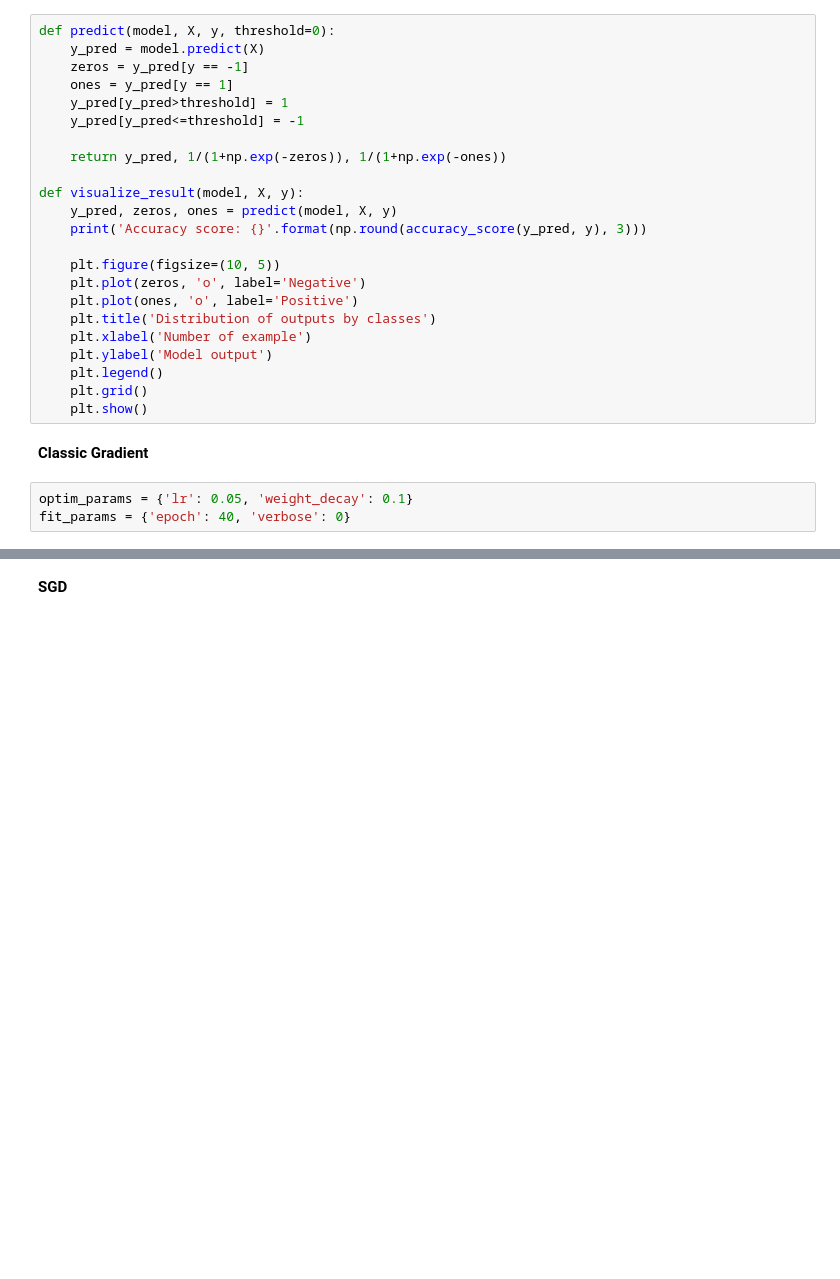
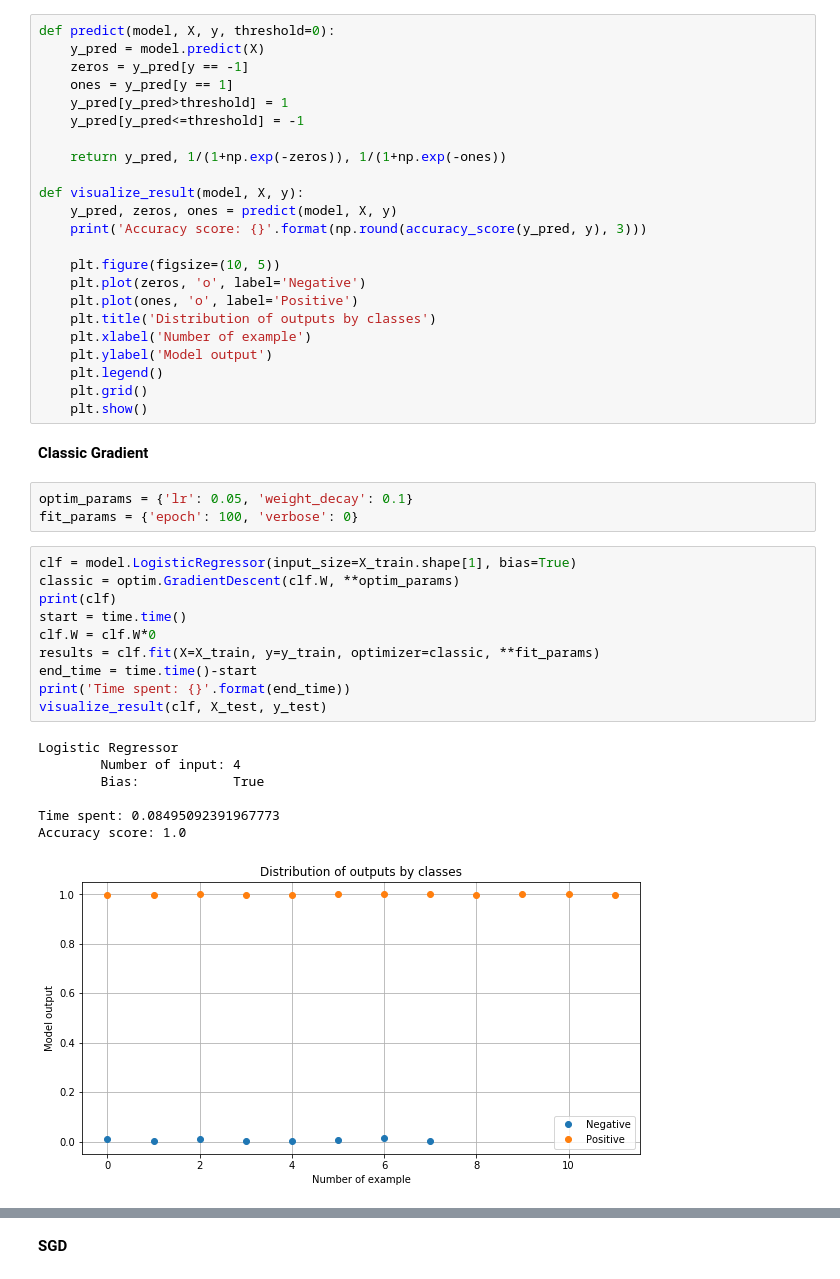
Before and after one commit to f-grimaldi/optimization, a Jupyter notebook: IRIS.ipynb, the cells around one changed output, grey strips where cells are left out. Cells and saved outputs as stored; diff of their text form; blank space fills up the shorter version.

```diff
--- a/IRIS.ipynb
+++ b/IRIS.ipynb
@@ -51,7 +51,25 @@ def visualize_result(model, X, y):
 **Classic Gradient**
 # %%
 optim_params = {'lr': 0.05, 'weight_decay': 0.1}
-fit_params = {'epoch': 40, 'verbose': 0}
+fit_params = {'epoch': 100, 'verbose': 0}
+# %%
+clf = model.LogisticRegressor(input_size=X_train.shape[1], bias=True)
+classic = optim.GradientDescent(clf.W, **optim_params)
+print(clf)
+start = time.time()
+clf.W = clf.W*0
+results = clf.fit(X=X_train, y=y_train, optimizer=classic, **fit_params)
+end_time = time.time()-start
+print('Time spent: {}'.format(end_time))
+visualize_result(clf, X_test, y_test)
+# %% [output]
+Logistic Regressor
+        Number of input: 4
+        Bias:            True
+
+Time spent: 0.08495092391967773
+Accuracy score: 1.0
+[figure, added]
 # %%
 clf = model.LogisticRegressor(input_size=X_train.shape[1], bias=True)
 classic = optim.GradientDescent(clf.W, **optim_params)
```
Also changed, not shown: parts of 3 cells of this notebook, 1 other file.
